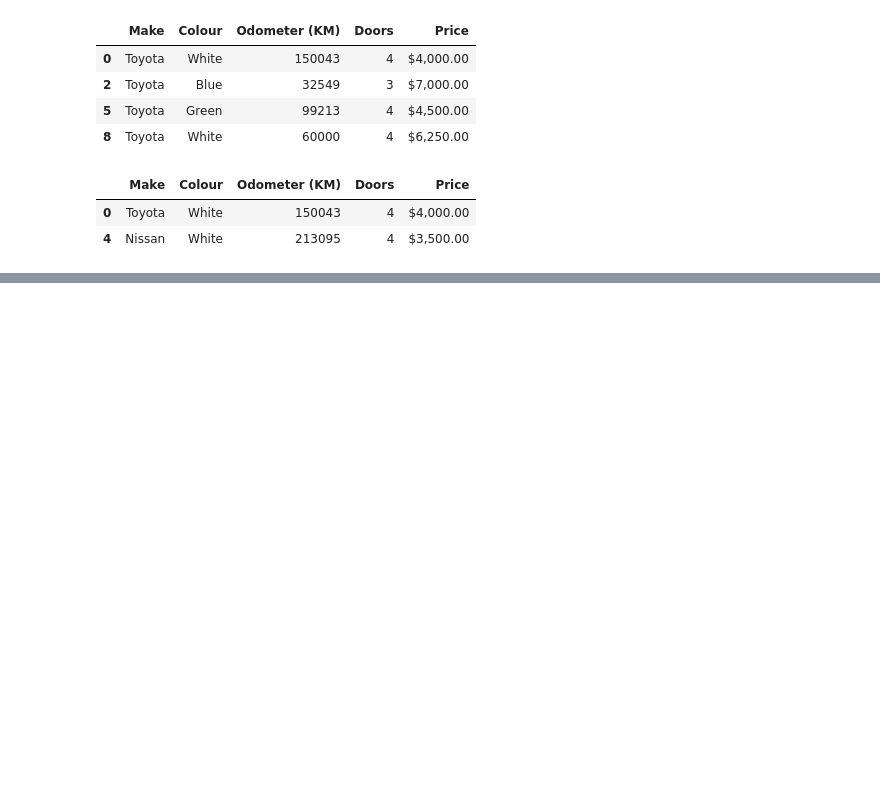
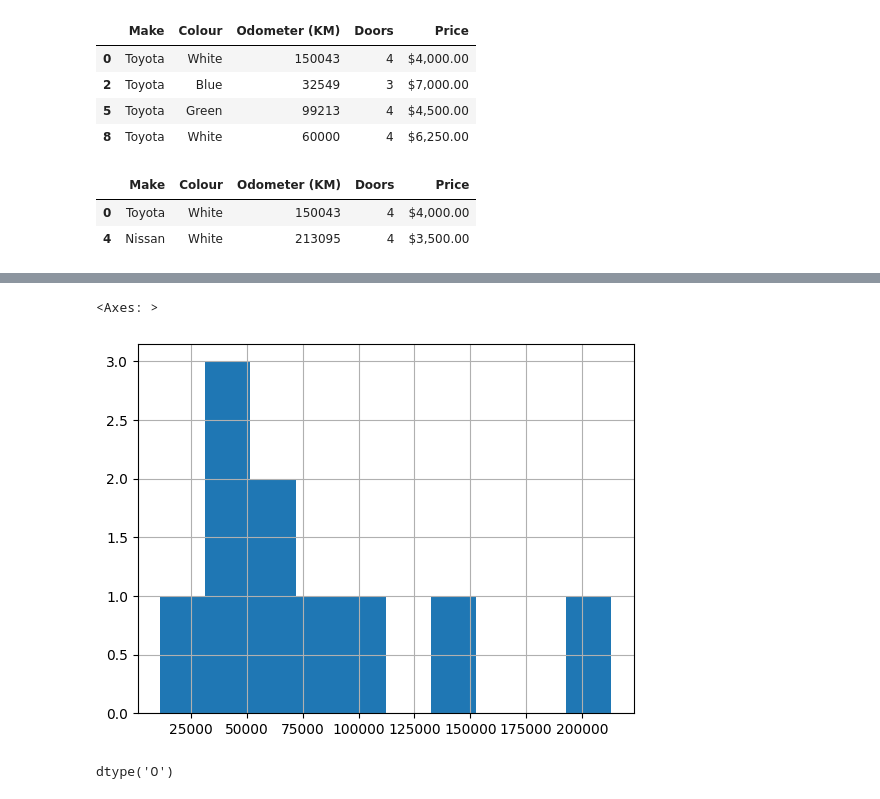
Before and after one commit to Pathum-Piyumal/ml-datascience-practice, a Jupyter notebook: introduction_to_pandas.ipynb, the cells around one changed output, grey strips where cells are left out. Cells and saved outputs as stored; diff of their text form; code cells hidden in the pictures; blank space fills up the shorter version.

```diff
--- a/introduction_to_pandas.ipynb
+++ b/introduction_to_pandas.ipynb
@@ -310,0 +338,9 @@ car_sales[car_sales["Odometer (KM)"] > 100000]
+# %%
+car_sales["Odometer (KM)"].hist()
+# %% [output]
+<Axes: >
+[figure, added]
+# %%
+car_sales["Price"].dtype
+# %% [output]
+dtype('O')
```
Also changed, not shown: parts of 7 cells of this notebook.
